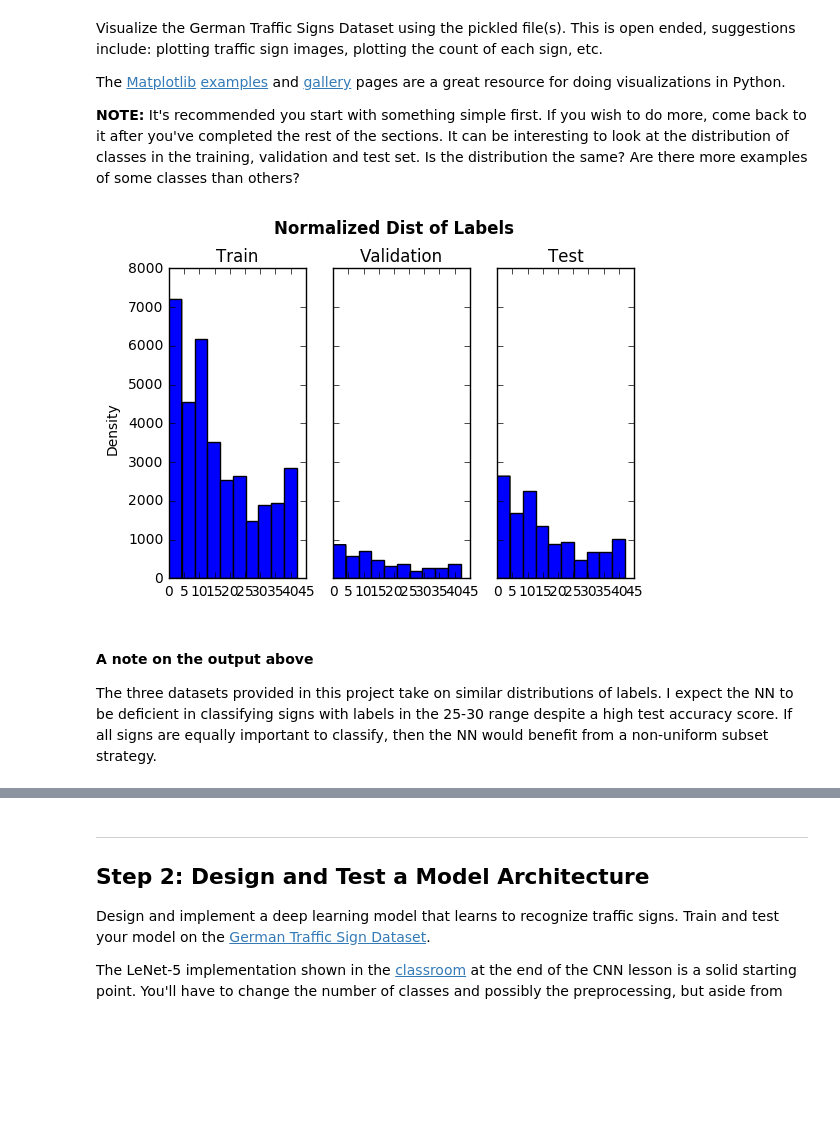
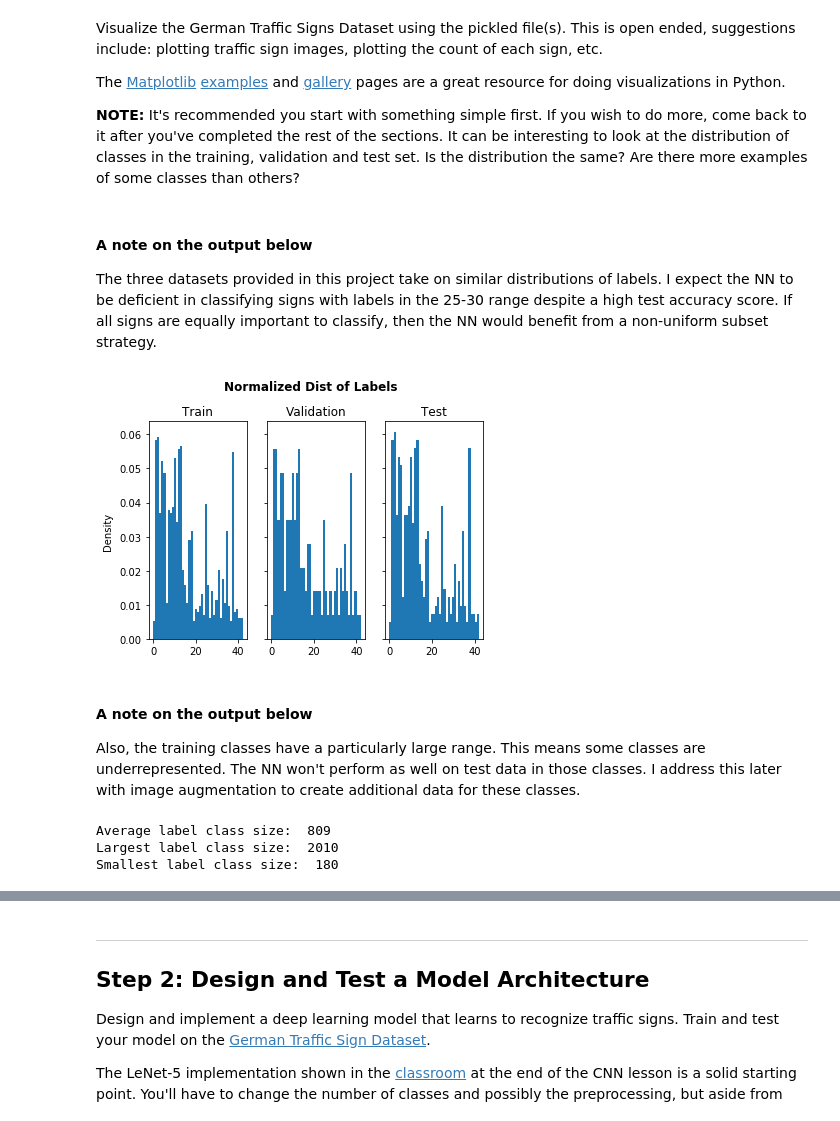
Before and after one commit to evanloshin/CarND-Traffic-Sign-Classifier-P2, a Jupyter notebook: Traffic_Sign_Classifier.ipynb, the cells around one changed output, grey strips where cells are left out. Cells and saved outputs as stored; diff of their text form; code cells hidden in the pictures; blank space fills up the shorter version.

```diff
--- a/Traffic_Sign_Classifier.ipynb
+++ b/Traffic_Sign_Classifier.ipynb
@@ -93,30 +93,50 @@ Visualize the German Traffic Signs Dataset using the pickled file(s). This is op
 The [Matplotlib](http://matplotlib.org/) [examples](http://matplotlib.org/examples/index.html) and [gallery](http://matplotlib.org/gallery.html) pages are a great resource for doing visualizations in Python.
 
 **NOTE:** It's recommended you start with something simple first. If you wish to do more, come back to it after you've completed the rest of the sections. It can be interesting to look at the distribution of classes in the training, validation and test set. Is the distribution the same? Are there more examples of some classes than others?
+# %% [markdown]
+#### A note on the output below
+
+The three datasets provided in this project take on similar distributions of labels. I expect the NN to be deficient in classifying signs with labels in the 25-30 range despite a high test accuracy score. If all signs are equally important to classify, then the NN would benefit from a non-uniform subset strategy.
 # %%
 ### Data exploration visualization code goes here.
 ### Feel free to use as many code cells as needed.
 import matplotlib.pyplot as plt
 # Visualizations will be shown in the notebook.
 %matplotlib inline
 
 # plot normalized distribution of labels for each data set
 fig, axs = plt.subplots(1, 3, sharey=True)
-axs[0].hist(y_train)
+axs[0].hist(y_train, bins=43, density=True)
 axs[0].set_title('Train')
-axs[1].hist(y_valid)
+axs[1].hist(y_valid, bins=43, density=True)
 axs[1].set_title('Validation')
-axs[2].hist(y_test)
+axs[2].hist(y_test, bins=43, density=True)
 axs[2].set_title('Test')
 fig.text(0.02, 0.5, 'Density', va='center', rotation='vertical')
 fig.text(0.3, 1, 'Normalized Dist of Labels', va='center', fontsize=12, weight='bold')
 plt.show()
 # %% [output]
-[figure, old version]
+[figure, new version]
-# %% [markdown]
-#### A note on the output above
-
-The three datasets provided in this project take on similar distributions of labels. I expect the NN to be deficient in classifying signs with labels in the 25-30 range despite a high test accuracy score. If all signs are equally important to classify, then the NN would benefit from a non-uniform subset strategy.
+# %% [markdown]
+#### A note on the output below
+
+Also, the training classes have a particularly large range. This means some classes are underrepresented. The NN won't perform as well on test data in those classes. I address this later with image augmentation to create additional data for these classes.
+# %%
+import collections as clc
+y_counts = clc.Counter(y_train)
+total = 0
+for key, value in y_counts.items():
+    total += value
+y_mean = total / len(y_counts)
+y_max = max(y_counts.keys(), key=(lambda k: y_counts[k]))
+y_min = min(y_counts.keys(), key=(lambda k: y_counts[k]))
+print('Average label class size: ', int(y_mean))
+print('Largest label class size: ', y_counts[y_max])
+print('Smallest label class size: ', y_counts[y_min])
+# %% [output]
+Average label class size:  809
+Largest label class size:  2010
+Smallest label class size:  180
 # %%
 import random
 
```
Also changed, not shown: parts of 10 cells of this notebook, 3 other files.
